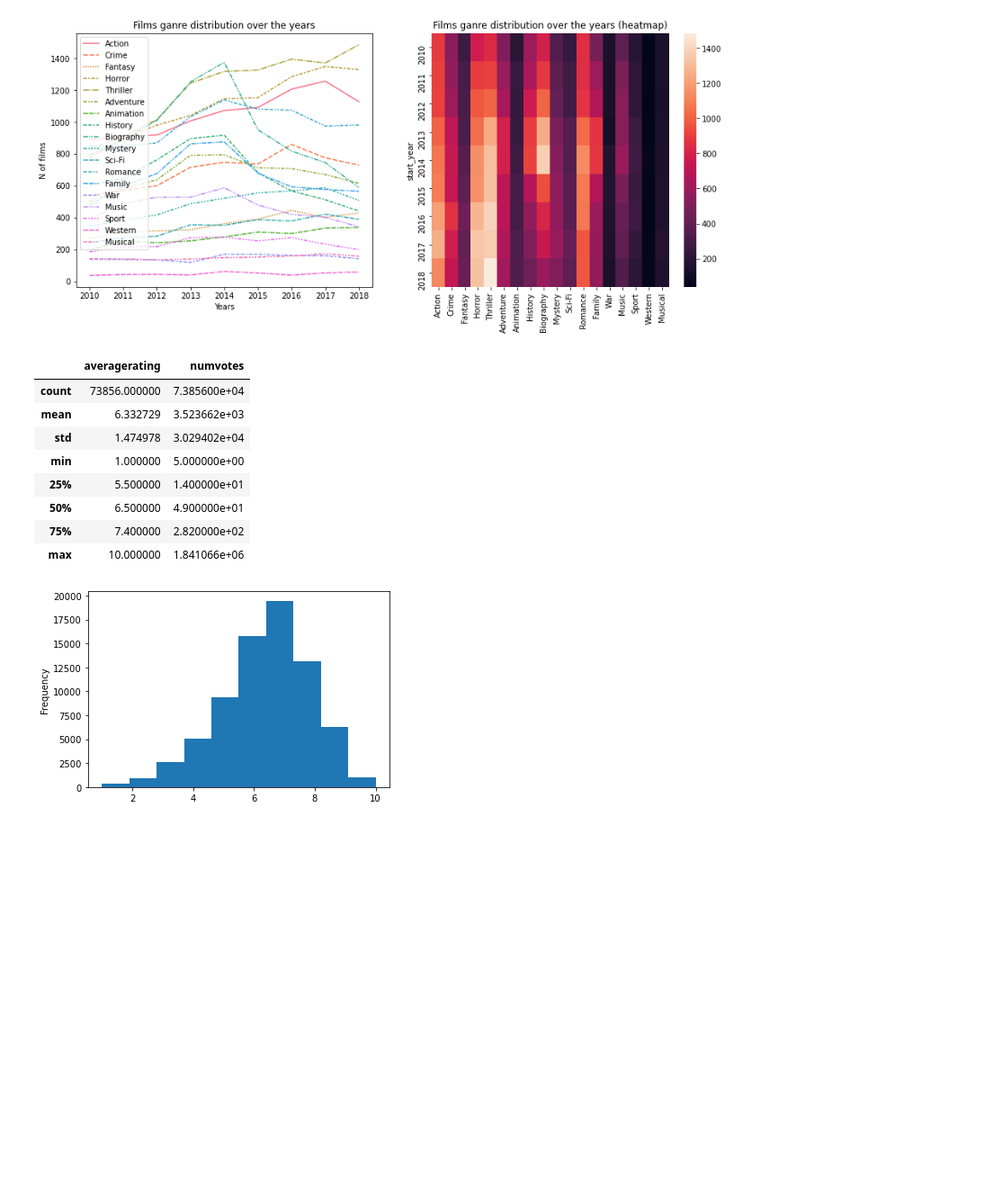
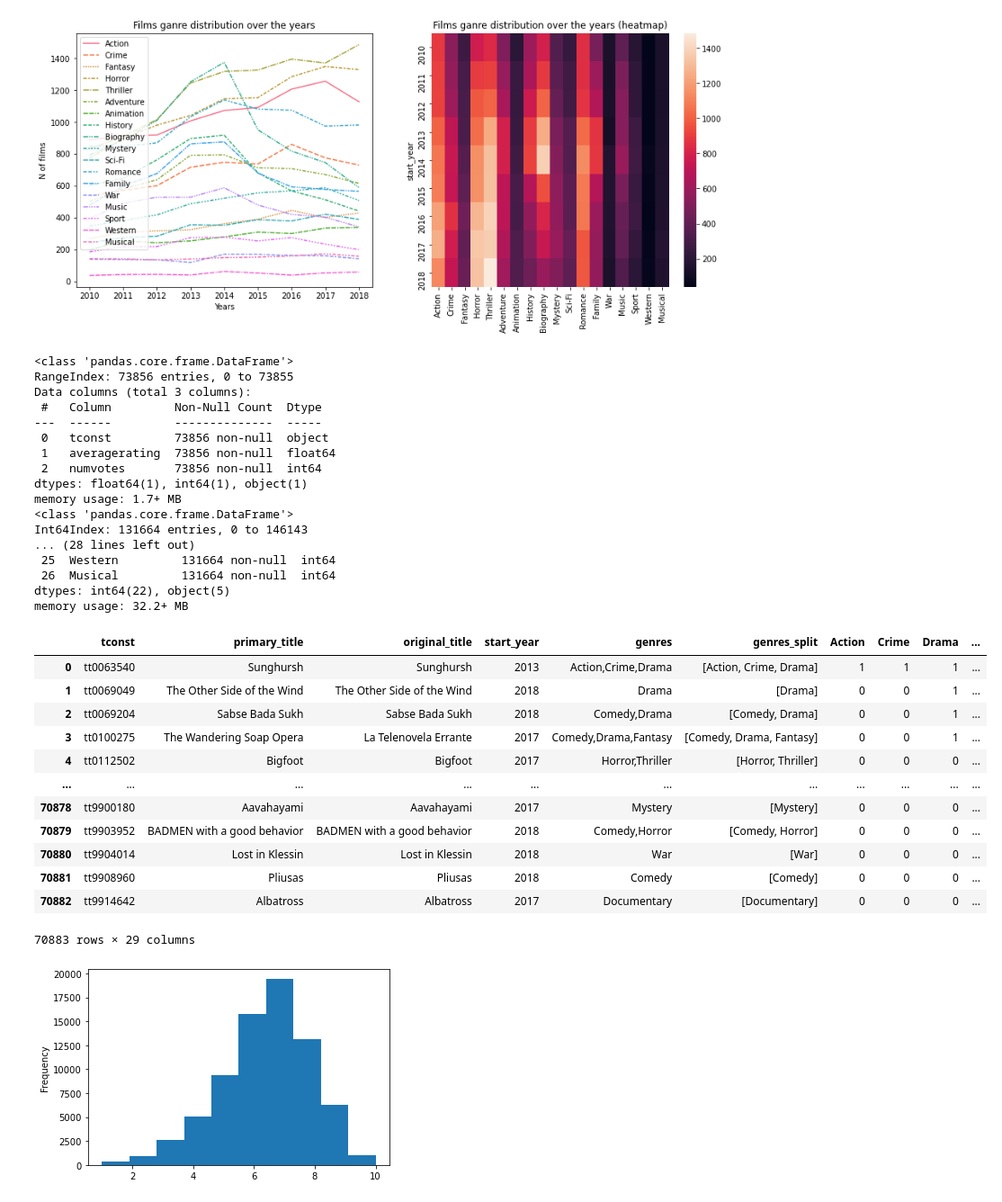
Before and after one commit to 314ka4y/Exploratory_Data_Analysis_project-Movies., a Jupyter notebook: student.ipynb, the cells around one changed output. Shown: that part at 90% size. Drawn from its saved outputs; the diff is of its cells as text; code cells hidden in the pictures; blank space fills up the shorter version.

```diff
--- a/student.ipynb
+++ b/student.ipynb
@@ -721,6 +728,8 @@ ganre_types
  'Musical']
 # %%
 #Mark each film with ganres
+ganres_df_divided = ganres_df
+
 for i in ganre_types:
     ganres_df_divided[i] = 0
 
@@ -750,7 +759,7 @@ ganres_df_divided.groupby("start_year").sum()
 ganres_df_divided
 
 #Drop unused numeric columns
-ganres_end = ganres_df_divided.drop(["runtime_minutes", 0], axis=1,  )
+ganres_end = ganres_df_divided.drop(["runtime_minutes"], axis=1)
 fig, ax = plt.subplots(figsize= (14, 5))
 ax.set_xlabel("Ganres")
 ax.set_ylabel("Average Number of films per year")
@@ -804,23 +813,51 @@ sns.heatmap(data = ganres_end_excl.groupby("start_year").sum(), ax = ax1)
 # %%
 #add raiting column
 # display(f"File imdb.title.ratings.csv")
 raiting_df = pd.read_csv("Data/imdb.title.ratings.csv")
 raiting_df
 raiting_df.describe()
 
 # Hist to determine shape of raiting chart
 raiting_df["averagerating"].plot(kind="hist")
 
 raiting_df["numvotes"].median()
-raiting_df.describe()
+
+Ganres_rait = ganres_end.merge(raiting_df, on = "tconst",  how = "inner" )
+
+
+raiting_df.info()
+ganres_end.info()
+
+Ganres_rait
 # %% [output]
+<class 'pandas.core.frame.DataFrame'>
+RangeIndex: 73856 entries, 0 to 73855
+Data columns (total 3 columns):
+ #   Column         Non-Null Count  Dtype
+---  ------         --------------  -----
+ 0   tconst         73856 non-null  object
+ 1   averagerating  73856 non-null  float64
+ 2   numvotes       73856 non-null  int64
+dtypes: float64(1), int64(1), object(1)
+memory usage: 1.7+ MB
+<class 'pandas.core.frame.DataFrame'>
+Int64Index: 131664 entries, 0 to 146143
+... (28 lines left out)
+ 25  Western         131664 non-null  int64
+ 26  Musical         131664 non-null  int64
+dtypes: int64(22), object(5)
+memory usage: 32.2+ MB
-|  | averagerating | numvotes |
-| count | 73856.000000 | 7.385600e+04 |
-| mean | 6.332729 | 3.523662e+03 |
-| std | 1.474978 | 3.029402e+04 |
-| min | 1.000000 | 5.000000e+00 |
-| 25% | 5.500000 | 1.400000e+01 |
-| 50% | 6.500000 | 4.900000e+01 |
-| 75% | 7.400000 | 2.820000e+02 |
-| max | 10.000000 | 1.841066e+06 |
+|  | tconst | primary_title | original_title | start_year | genres | genres_split | Action | Crime | Drama | ... |
+| 0 | tt0063540 | Sunghursh | Sunghursh | 2013 | Action,Crime,Drama | [Action, Crime, Drama] | 1 | 1 | 1 | ... |
+| 1 | tt0069049 | The Other Side of the Wind | The Other Side of the Wind | 2018 | Drama | [Drama] | 0 | 0 | 1 | ... |
+| 2 | tt0069204 | Sabse Bada Sukh | Sabse Bada Sukh | 2018 | Comedy,Drama | [Comedy, Drama] | 0 | 0 | 1 | ... |
+| 3 | tt0100275 | The Wandering Soap Opera | La Telenovela Errante | 2017 | Comedy,Drama,Fantasy | [Comedy, Drama, Fantasy] | 0 | 0 | 1 | ... |
+| 4 | tt0112502 | Bigfoot | Bigfoot | 2017 | Horror,Thriller | [Horror, Thriller] | 0 | 0 | 0 | ... |
+| ... | ... | ... | ... | ... | ... | ... | ... | ... | ... | ... |
+| 70878 | tt9900180 | Aavahayami | Aavahayami | 2017 | Mystery | [Mystery] | 0 | 0 | 0 | ... |
+| 70879 | tt9903952 | BADMEN with a good behavior | BADMEN with a good behavior | 2018 | Comedy,Horror | [Comedy, Horror] | 0 | 0 | 0 | ... |
+| 70880 | tt9904014 | Lost in Klessin | Lost in Klessin | 2018 | War | [War] | 0 | 0 | 0 | ... |
+| 70881 | tt9908960 | Pliusas | Pliusas | 2018 | Comedy | [Comedy] | 0 | 0 | 0 | ... |
+| 70882 | tt9914642 | Albatross | Albatross | 2017 | Documentary | [Documentary] | 0 | 0 | 0 | ... |
+70883 rows × 29 columns
 [figure]
```
Also changed, not shown: parts of 14 cells of this notebook.
